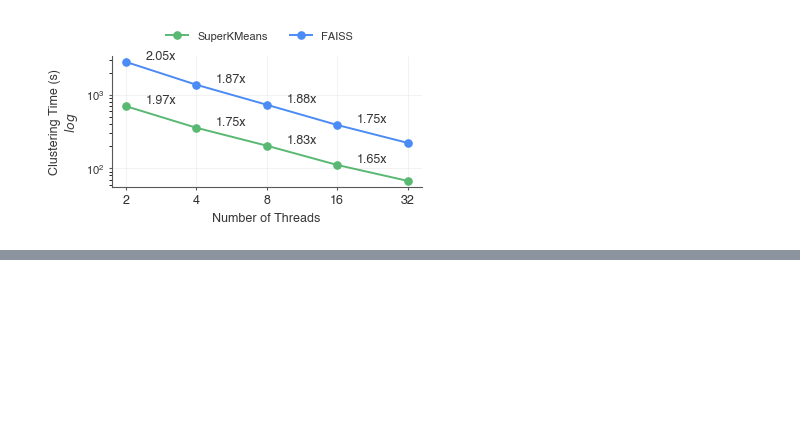
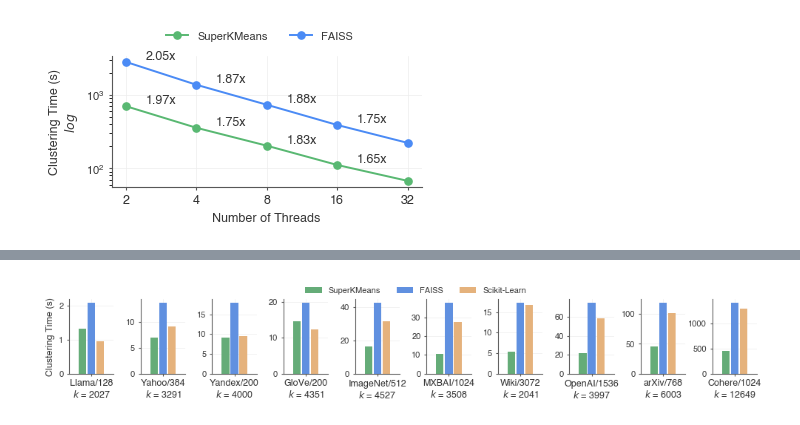
Before and after one commit to lkuffo/SuperKMeans, a Jupyter notebook: benchmarks/results/plotter_sampling.ipynb, the cells around one changed output, grey strips where cells are left out. Drawn from its saved outputs; the diff is of its cells as text; code cells hidden in the pictures; blank space fills up the shorter version.

```diff
--- a/benchmarks/results/plotter_sampling.ipynb
+++ b/benchmarks/results/plotter_sampling.ipynb
@@ -181,6 +181,22 @@ df_iters['algorithm'] = df_iters['algorithm'].apply(algorithms_mapping.get)
 df_iters['construction_time'] = df_iters['construction_time_ms'] / 1000
 df_iters["sampling_fraction"] = df_iters["config"].apply(lambda x: json.loads(x)["sampling_fraction"]) * 100
 df_iters = df_iters[df_iters['sampling_fraction'] >= 90]
+
+
+df_end_to_end_m4 = pd.read_csv('./m4/' + 'end_to_end.csv')
+df_end_to_end_zen5 = pd.read_csv('./zen5/' + 'end_to_end.csv')
+
+df_end_to_end_m4 = df_end_to_end_m4[df_end_to_end_m4['dataset'].isin(datasets_for_opening)]
+df_end_to_end_m4['dataset'] = df_end_to_end_m4['dataset'].apply(dataset_mapping.get)
+df_end_to_end_m4['dataset_verbose'] = df_end_to_end_m4['dataset'] + "\nk = " + df_end_to_end['n_clusters'].astype(str)
+df_end_to_end_m4['algorithm'] = df_end_to_end_m4['algorithm'].apply(algorithms_mapping.get)
+df_end_to_end_m4['construction_time'] = df_end_to_end_m4['construction_time_ms'] / 1000
+
+df_end_to_end_zen5 = df_end_to_end_zen5[df_end_to_end_zen5['dataset'].isin(datasets_for_opening)]
+df_end_to_end_zen5['dataset'] = df_end_to_end_zen5['dataset'].apply(dataset_mapping.get)
+df_end_to_end_zen5['dataset_verbose'] = df_end_to_end_zen5['dataset'] + "\nk = " + df_end_to_end['n_clusters'].astype(str)
+df_end_to_end_zen5['algorithm'] = df_end_to_end_zen5['algorithm'].apply(algorithms_mapping.get)
+df_end_to_end_zen5['construction_time'] = df_end_to_end_zen5['construction_time_ms'] / 1000
 # %% [markdown]
 # Sampling
 # %%
@@ -1320,0 +1369,70 @@ plt.savefig(f'../plotter/paper_plots/scalability.png', format='png', dpi=600, bb
+# %%
+fig, (ax1, ax2, ax3, ax4, ax5, ax6, ax7, ax8, ax9, ax10) = plt.subplots(
+    1, 10,
+    # constrained_layout=True,
+    # gridspec_kw={ 'width_ratios': [2, 1] }
+)
+tick_fonts_color = '#333333'
+bar_text_color = '#191919'
+font_color = "#383838"
+fig.set_size_inches(12, 1.3)
+plt.subplots_adjust(
+    wspace=0.6
+)
+
+axes = [ax1, ax2, ax3, ax4, ax5, ax6, ax7, ax8, ax9, ax10]
+
+df_to_plot = df_end_to_end_zen5
+
+for i, cur_dataset in enumerate(df_to_plot['dataset'].unique()):
+    cur_ax = axes[i]
+    dim = df_to_plot[df_to_plot['dataset'] == cur_dataset]['dimensionality'].values[0]
+    n_clusters = df_to_plot[df_to_plot['dataset'] == cur_dataset]['n_clusters'].values[0]
+    sns.barplot(
+        data=df_to_plot[df_to_plot['dataset'] == cur_dataset],
+        x="dataset",
+        y="construction_time",
+        hue='algorithm',
+        ax=cur_ax,
+        errorbar=None,
+        dodge=True,
+        gap=0.15,
+        width=0.6,
+        palette=colors_algorithms
+    )
+    cur_ax.xaxis.grid(linewidth=0.5, color='#ededed')
+    cur_ax.yaxis.grid(linewidth=0.5, color='#ededed')
+    cur_ax.set_axisbelow(True)
+    if i == 0:
+        cur_ax.legend(
+            bbox_to_anchor=(10.4, 1.27),
+            # [handles[idx] for idx in order],[labels[idx] for idx in order],
+            loc="upper right",
+            prop={'size': 8.0},
+            labelcolor=font_color,
+            frameon=False,
+            ncols=3
+        )
+        cur_ax.set_ylabel('Clustering Time (s)', fontdict={"size": 9}, color=font_color)
+    else:
+        cur_ax.legend().set_visible(False)
+        cur_ax.set_ylabel('')
+    # cur_ax.set_xlabel(f'{cur_k}', fontdict={"size": 9}, color=font_color)
+    cur_ax.set_xlabel(f'')
+    cur_ax.set_xticks([0], labels=[f'{cur_dataset}/{dim}\n$k$ = {n_clusters}'])
+
+
+    cur_ax.spines['top'].set_visible(False)
+    cur_ax.spines['right'].set_visible(False)
+    cur_ax.spines['left'].set_visible(True)
+    cur_ax.spines['left'].set_color("#585858")
+    cur_ax.spines['bottom'].set_color("#585858")
+    cur_ax.tick_params(axis='x',  labelsize=9, colors=tick_fonts_color)
+    cur_ax.tick_params(axis='y', labelsize=8, colors=tick_fonts_color)
+    cur_ax.tick_params(axis='both', length=2, color="#585858")
+
+# fig.supxlabel('Number of Clusters ($k$)', x=0.5, y=-0.09, fontsize=9, color=font_color)
+
+# plt.savefig(f'../plotter/paper_plots/clustering_time.png', format='png', dpi=600, bbox_inches='tight')
+# %% [output]
+[figure, added]
```
Also changed, not shown: parts of 2 cells of this notebook, 5 other files.
